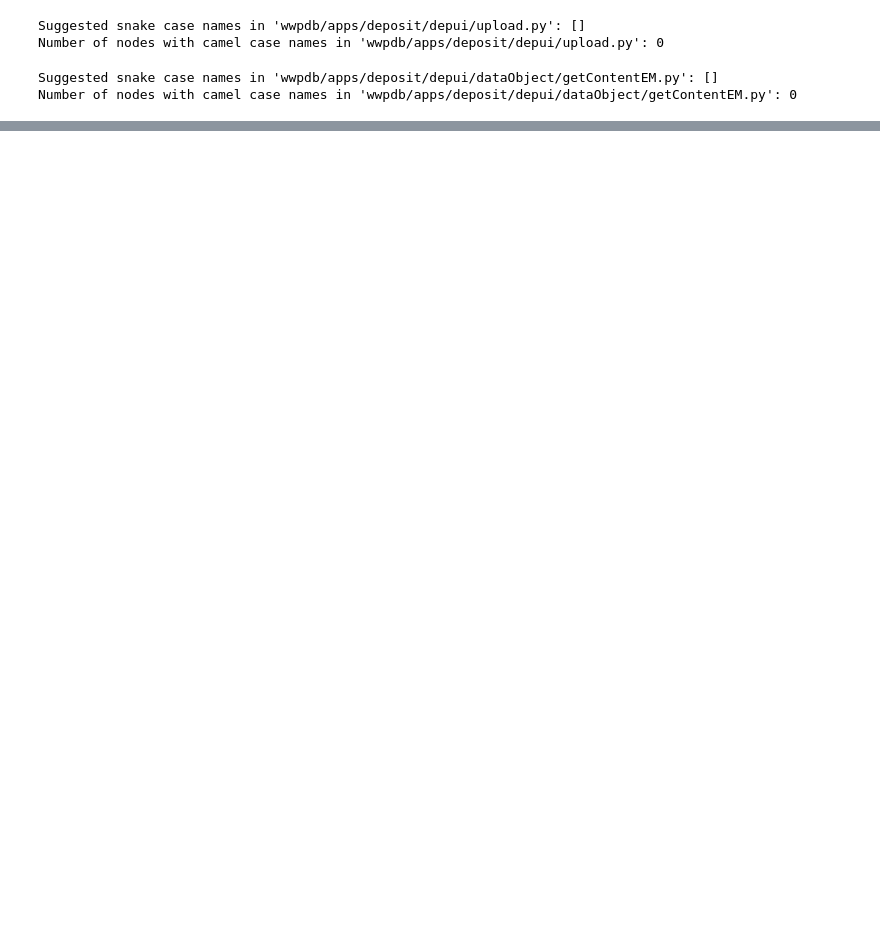
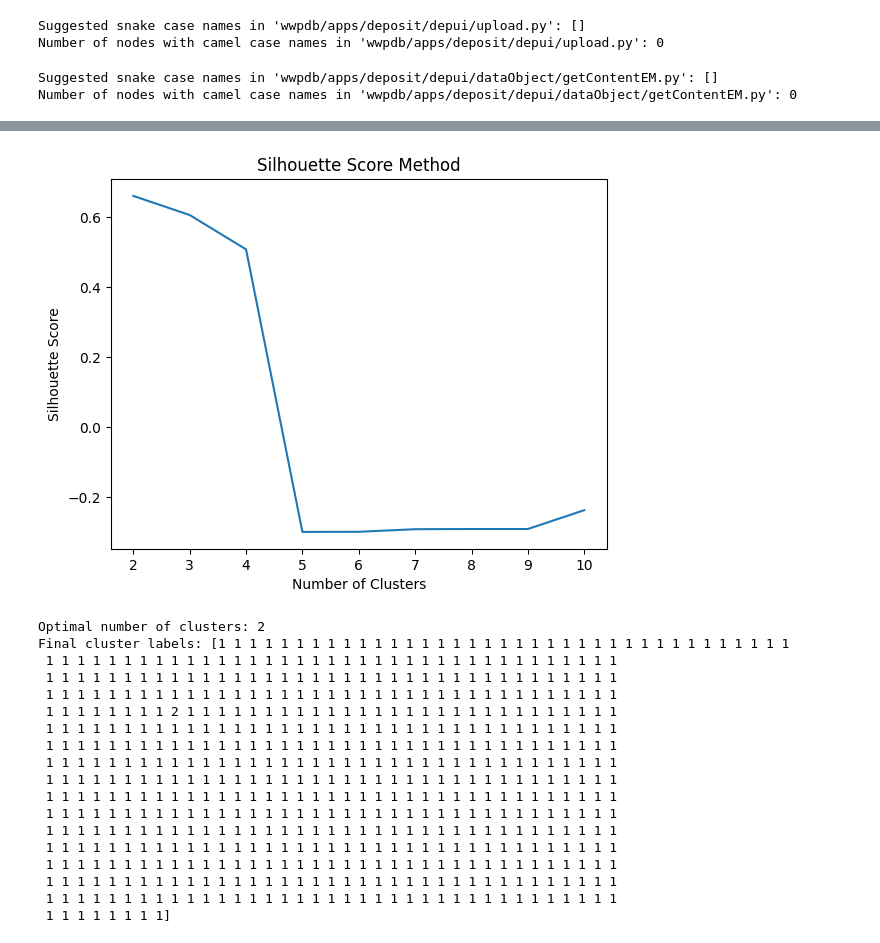
Before and after one commit to lucas-ebi/traceparser, a Jupyter notebook: vizanalyser.ipynb, the cells around one changed output, grey strips where cells are left out. Saved outputs shown, nothing was run; the diff lists cells and outputs as text; code cells hidden in the pictures; blank space fills up the shorter version.

```diff
--- a/vizanalyser.ipynb
+++ b/vizanalyser.ipynb
@@ -599,0 +611,59 @@ print(analysis_results)
+# %%
+import numpy as np
+from scipy.cluster.hierarchy import linkage, fcluster
+from scipy.spatial.distance import pdist, squareform
+from sklearn.metrics import silhouette_score
+import matplotlib.pyplot as plt
+
+# Assuming adj_matrix is your adjacency matrix from the directed graph G
+# Compute the distance matrix for the callee side (columns of adj_matrix)
+distance_matrix = squareform(pdist(adj_matrix.T, 'euclidean'))
+
+# Apply single linkage clustering
+Z = linkage(distance_matrix, 'single')
+
+# Determine the optimal number of clusters
+# This part depends on whether you want to use the elbow method or silhouette score
+
+# For silhouette score (as it's more straightforward for demonstration)
+# Try a range of cluster numbers, calculate silhouette scores, and pick the best
+silhouette_scores = []
+for n_clusters in range(2, min(len(distance_matrix), 11)):  # Adjust the range as needed
+    labels = fcluster(Z, n_clusters, criterion='maxclust')
+    score = silhouette_score(distance_matrix, labels, metric='precomputed')
+    silhouette_scores.append(score)
+
+# Plot silhouette scores to find the optimal number of clusters
+plt.plot(range(2, min(len(distance_matrix), 11)), silhouette_scores)
+plt.xlabel('Number of Clusters')
+plt.ylabel('Silhouette Score')
+plt.title('Silhouette Score Method')
+plt.show()
+
+# Choose the number of clusters with the highest silhouette score
+optimal_clusters = 2 + silhouette_scores.index(max(silhouette_scores))
+print(f'Optimal number of clusters: {optimal_clusters}')
+
+# Cluster the nodes with the optimal number of clusters
+final_labels = fcluster(Z, optimal_clusters, criterion='maxclust')
+print(f'Final cluster labels: {final_labels}')
+# %% [output]
+[figure, added]
+Optimal number of clusters: 2
+Final cluster labels: [1 1 1 1 1 1 1 1 1 1 1 1 1 1 1 1 1 1 1 1 1 1 1 1 1 1 1 1 1 1 1 1 1 1 1 1 1
+ 1 1 1 1 1 1 1 1 1 1 1 1 1 1 1 1 1 1 1 1 1 1 1 1 1 1 1 1 1 1 1 1 1 1 1 1 1
+ 1 1 1 1 1 1 1 1 1 1 1 1 1 1 1 1 1 1 1 1 1 1 1 1 1 1 1 1 1 1 1 1 1 1 1 1 1
+ 1 1 1 1 1 1 1 1 1 1 1 1 1 1 1 1 1 1 1 1 1 1 1 1 1 1 1 1 1 1 1 1 1 1 1 1 1
+ 1 1 1 1 1 1 1 1 2 1 1 1 1 1 1 1 1 1 1 1 1 1 1 1 1 1 1 1 1 1 1 1 1 1 1 1 1
+ 1 1 1 1 1 1 1 1 1 1 1 1 1 1 1 1 1 1 1 1 1 1 1 1 1 1 1 1 1 1 1 1 1 1 1 1 1
+ 1 1 1 1 1 1 1 1 1 1 1 1 1 1 1 1 1 1 1 1 1 1 1 1 1 1 1 1 1 1 1 1 1 1 1 1 1
+ 1 1 1 1 1 1 1 1 1 1 1 1 1 1 1 1 1 1 1 1 1 1 1 1 1 1 1 1 1 1 1 1 1 1 1 1 1
+ 1 1 1 1 1 1 1 1 1 1 1 1 1 1 1 1 1 1 1 1 1 1 1 1 1 1 1 1 1 1 1 1 1 1 1 1 1
+ 1 1 1 1 1 1 1 1 1 1 1 1 1 1 1 1 1 1 1 1 1 1 1 1 1 1 1 1 1 1 1 1 1 1 1 1 1
+ 1 1 1 1 1 1 1 1 1 1 1 1 1 1 1 1 1 1 1 1 1 1 1 1 1 1 1 1 1 1 1 1 1 1 1 1 1
+ 1 1 1 1 1 1 1 1 1 1 1 1 1 1 1 1 1 1 1 1 1 1 1 1 1 1 1 1 1 1 1 1 1 1 1 1 1
+ 1 1 1 1 1 1 1 1 1 1 1 1 1 1 1 1 1 1 1 1 1 1 1 1 1 1 1 1 1 1 1 1 1 1 1 1 1
+ 1 1 1 1 1 1 1 1 1 1 1 1 1 1 1 1 1 1 1 1 1 1 1 1 1 1 1 1 1 1 1 1 1 1 1 1 1
+ 1 1 1 1 1 1 1 1 1 1 1 1 1 1 1 1 1 1 1 1 1 1 1 1 1 1 1 1 1 1 1 1 1 1 1 1 1
+ 1 1 1 1 1 1 1 1 1 1 1 1 1 1 1 1 1 1 1 1 1 1 1 1 1 1 1 1 1 1 1 1 1 1 1 1 1
+ 1 1 1 1 1 1 1 1]
```
Also changed, not shown: parts of 26 cells of this notebook.
